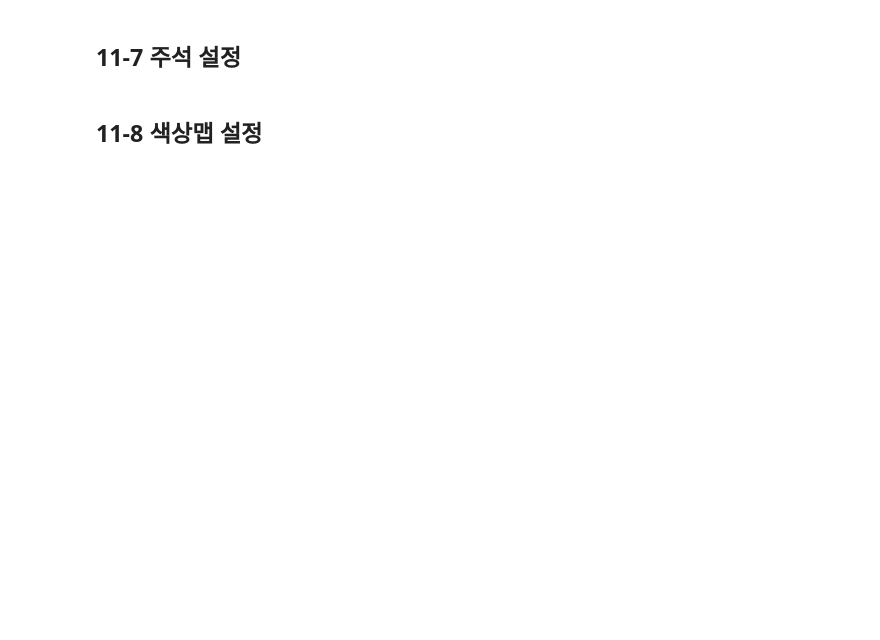
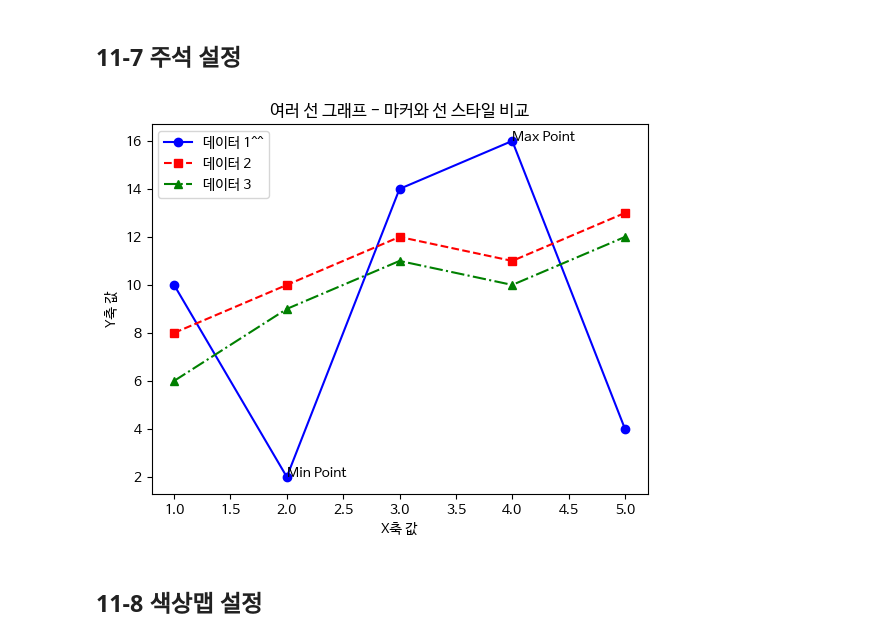
Before and after one commit to chanu2757/Data-Analysis-with-Open-Source, a Jupyter notebook: 오픈소스_데이터_분석_11강.ipynb, the cells around one changed output. Saved outputs shown, nothing was run; the diff lists cells and outputs as text; code cells hidden in the pictures; blank space fills up the shorter version.

```diff
--- a/오픈소스_데이터_분석_11강.ipynb
+++ b/오픈소스_데이터_분석_11강.ipynb
@@ -174,29 +178,33 @@ plt.show()
 # %%
 import matplotlib.pyplot as plt
 
 ## 데이터 정의
 x = [1, 2, 3, 4, 5]
 y1 = [10, 2, 14, 16, 4]
 y2 = [8, 10, 12, 11, 13]
 y3 = [6, 9, 11, 10, 12]
 
 ## 여러 선 그래프 그리기
-plt.plot(x, y1, marker='o', linestyle='-', color='blue', label='데이터 1')
+plt.plot(x, y1, marker='o', linestyle='-', color='blue', label='데이터 1^^')
 plt.plot(x, y2, marker='s', linestyle='--', color='red', label='데이터 2')
 plt.plot(x, y3, marker='^', linestyle='-.', color='green', label='데이터 3')
 
 # 주석 추가
 # (2, 2) 위치에 Min Point 주석 추가
+plt.annotate('Min Point', xy=(2,2)) ## xy = (2,2)위치에 표시
+plt.annotate('Max Point', xy=(4,16)) ## xy = (2,2)위치에 표시
 
 ## 제목 및 축 레이블 설정
 plt.title("여러 선 그래프 - 마커와 선 스타일 비교")
 plt.xlabel("X축 값")
 plt.ylabel("Y축 값")
 
 # 범례 추가
 plt.legend()
 
 plt.show()
+# %% [output]
+[figure, added]
 # %% [markdown]
 ## 11-8 색상맵 설정
 # %%
```
Also changed, not shown: parts of 12 cells of this notebook.
